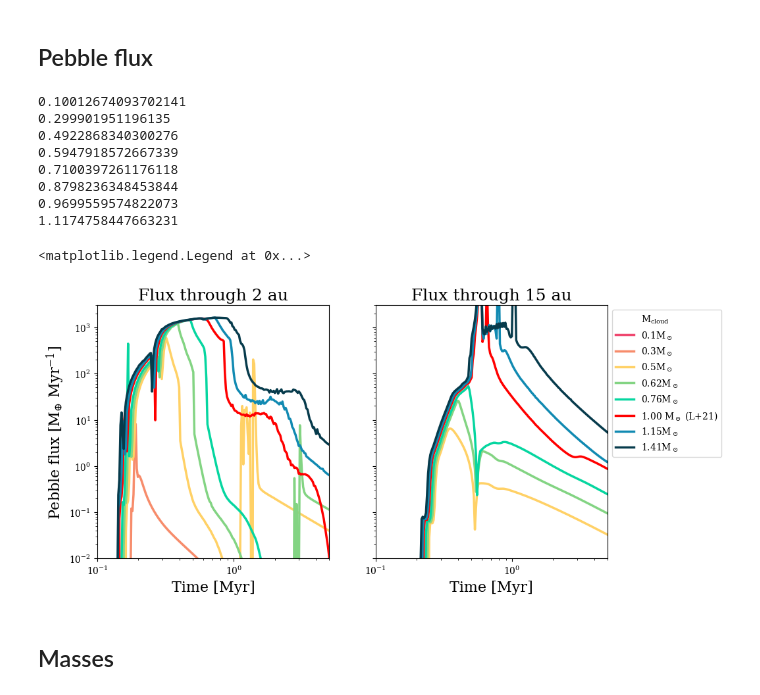
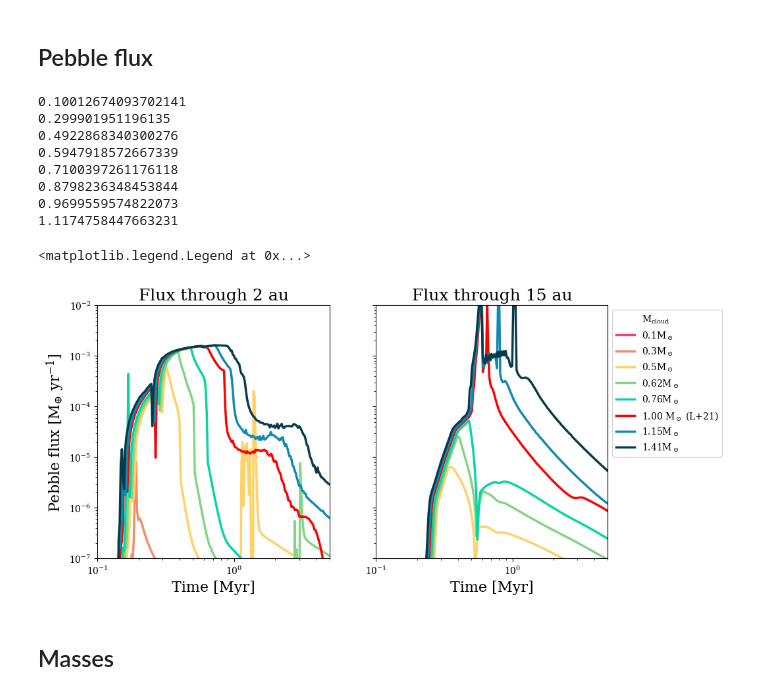
Before and after one commit to joewilliams-astro/DD-diskevol, a Jupyter notebook: plots/load_data.ipynb, the cells around one changed output. Saved outputs shown, nothing was run; the diff lists cells and outputs as text; code cells hidden in the pictures.

```diff
--- a/plots/load_data.ipynb
+++ b/plots/load_data.ipynb
@@ -255,30 +255,30 @@ ax.legend(handles=handles, bbox_to_anchor=(1,1))
 # %%
 fig, ax = plt.subplots(1, 2, sharex=True, sharey=True, figsize=(10,5))
 
 ir = (sim_05.rgrid/au).searchsorted([1, 2, 15])
 
 for sim, clr in zip(simulation_array, colors):
     print(sim.mstar[-1]/MS)
-    ax[0].loglog(sim.time/year/1e6, abs(sim.mflux[:, ir[1]]) / ME * year * 1e6, color=clr)
-    ax[1].loglog(sim.time/year/1e6, abs(sim.mflux[:, ir[2]]) / ME * year * 1e6, color=clr)
+    ax[0].loglog(sim.time/year/1e6, abs(sim.mflux[:, ir[1]]) / ME * year, color=clr)
+    ax[1].loglog(sim.time/year/1e6, abs(sim.mflux[:, ir[2]]) / ME * year, color=clr)
 
 ax[0].set_xlim(0.1, 5)
-ax[0].set_ylim(1e-2, 3e3)
+ax[0].set_ylim(1e-7, 1e-2)
 [axis.set_xlabel('Time [Myr]') for axis in ax]
-ax[0].set_ylabel('Pebble flux [M$_{\oplus}$ Myr$^{-1}$]')
+ax[0].set_ylabel('Pebble flux [M$_{\oplus}$ yr$^{-1}$]')
 [ax[i-1].set_title(f'Flux through {(sim_05.rgrid/au)[ir[i]]:.0f} au') for i in range(1,3)]
 ax[1].legend(handles=handles, bbox_to_anchor=(1,1))
 # %% [output]
 0.10012674093702141
 0.299901951196135
 0.4922868340300276
 0.5947918572667339
 0.7100397261176118
 0.8798236348453844
 0.9699559574822073
 1.1174758447663231
 <matplotlib.legend.Legend at 0x...>
-[figure, old version]
+[figure, new version]
 # %% [markdown]
 ## Masses
 # %%
```
Also changed, not shown: parts of 2 cells of this notebook, 3 other files.
